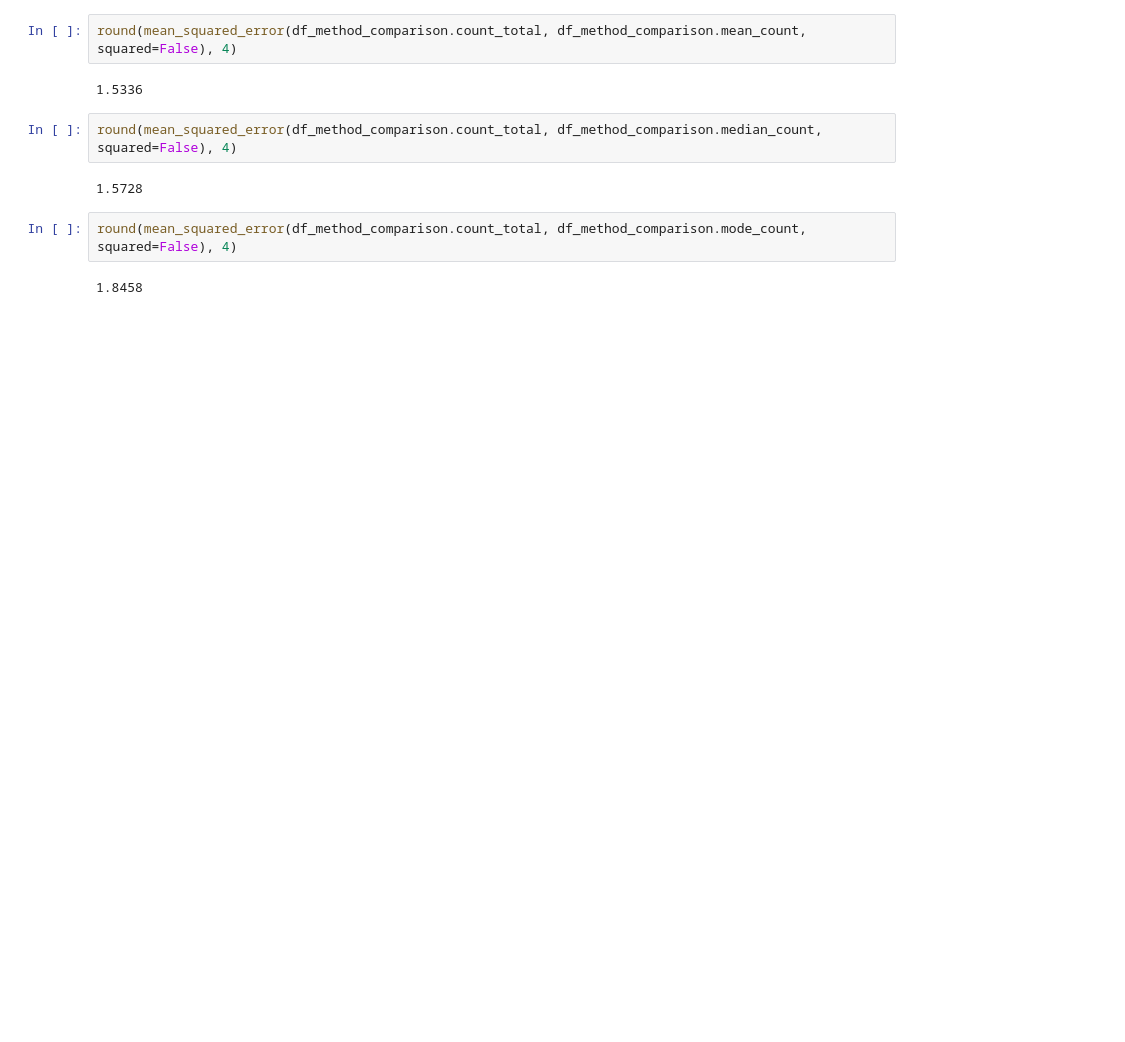
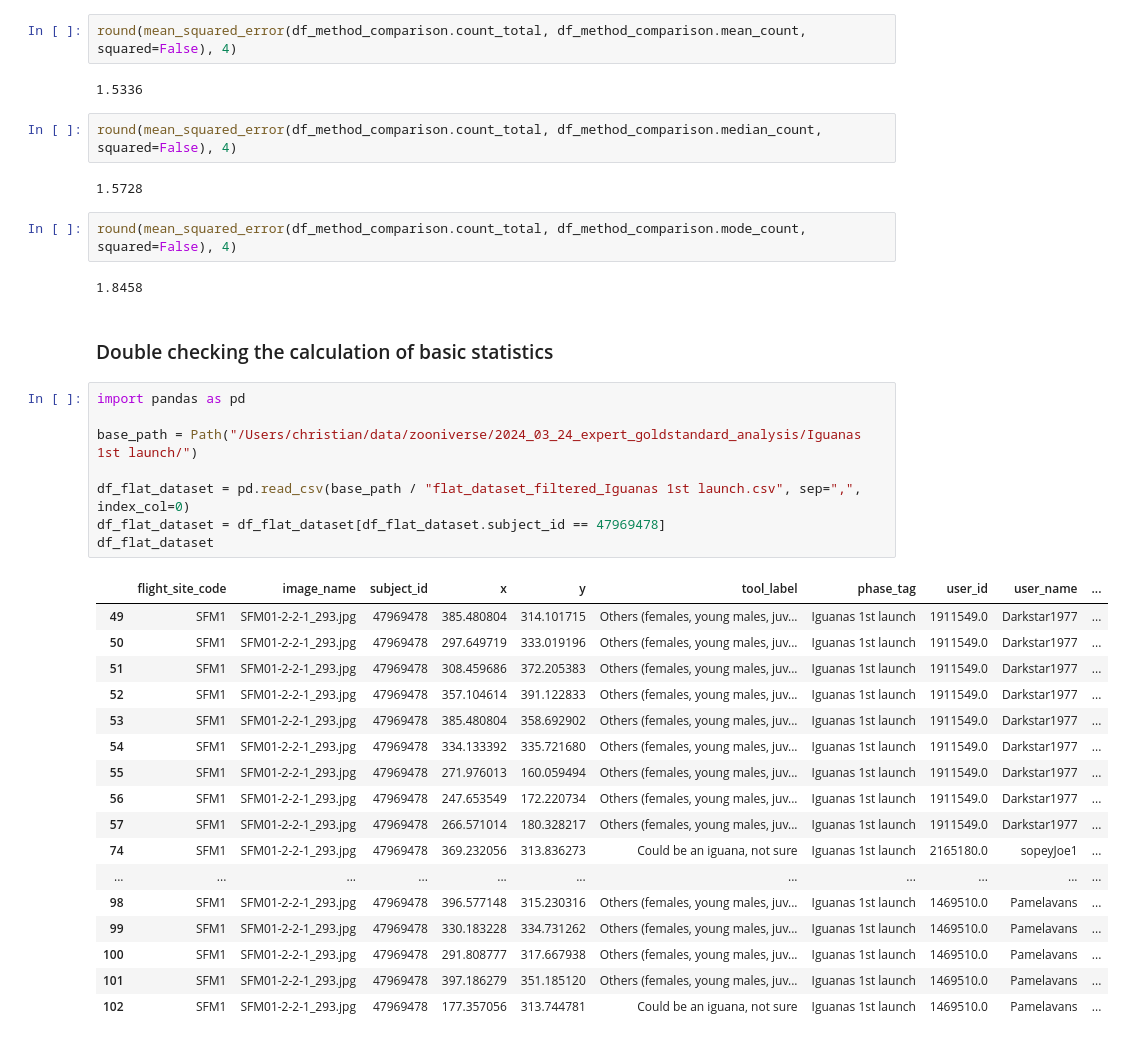
Before and after one commit to cwinkelmann/iguanas-from-above-zooniverse, a Jupyter notebook: Error_calculation.ipynb, the cells around one changed output. Saved outputs shown, nothing was run; the diff lists cells and outputs as text; blank space fills up the shorter version.

Commit message:
started the reproduction of the zooniverse extraction

```diff
--- a/Error_calculation.ipynb
+++ b/Error_calculation.ipynb
@@ -154,3 +156,31 @@ round(mean_squared_error(df_method_comparison.count_total, df_method_comparison.
 round(mean_squared_error(df_method_comparison.count_total, df_method_comparison.mode_count, squared=False), 4)
 # %% [output]
 1.8458
+# %% [markdown]
+### Double checking the calculation of basic statistics
+# %%
+import pandas as pd
+
+base_path = Path("/Users/christian/data/zooniverse/2024_03_24_expert_goldstandard_analysis/Iguanas 1st launch/")
+
+df_flat_dataset = pd.read_csv(base_path / "flat_dataset_filtered_Iguanas 1st launch.csv", sep=",", index_col=0)
+df_flat_dataset = df_flat_dataset[df_flat_dataset.subject_id == 47969478]
+df_flat_dataset
+# %% [output]
+|  | flight_site_code | image_name | subject_id | x | y | tool_label | phase_tag | user_id | user_name | ... |
+| 49 | SFM1 | SFM01-2-2-1_293.jpg | 47969478 | 385.480804 | 314.101715 | Others (females, young males, juv... | Iguanas 1st launch | 1911549.0 | Darkstar1977 | ... |
+| 50 | SFM1 | SFM01-2-2-1_293.jpg | 47969478 | 297.649719 | 333.019196 | Others (females, young males, juv... | Iguanas 1st launch | 1911549.0 | Darkstar1977 | ... |
+| 51 | SFM1 | SFM01-2-2-1_293.jpg | 47969478 | 308.459686 | 372.205383 | Others (females, young males, juv... | Iguanas 1st launch | 1911549.0 | Darkstar1977 | ... |
+| 52 | SFM1 | SFM01-2-2-1_293.jpg | 47969478 | 357.104614 | 391.122833 | Others (females, young males, juv... | Iguanas 1st launch | 1911549.0 | Darkstar1977 | ... |
+| 53 | SFM1 | SFM01-2-2-1_293.jpg | 47969478 | 385.480804 | 358.692902 | Others (females, young males, juv... | Iguanas 1st launch | 1911549.0 | Darkstar1977 | ... |
+| 54 | SFM1 | SFM01-2-2-1_293.jpg | 47969478 | 334.133392 | 335.721680 | Others (females, young males, juv... | Iguanas 1st launch | 1911549.0 | Darkstar1977 | ... |
+| 55 | SFM1 | SFM01-2-2-1_293.jpg | 47969478 | 271.976013 | 160.059494 | Others (females, young males, juv... | Iguanas 1st launch | 1911549.0 | Darkstar1977 | ... |
+| 56 | SFM1 | SFM01-2-2-1_293.jpg | 47969478 | 247.653549 | 172.220734 | Others (females, young males, juv... | Iguanas 1st launch | 1911549.0 | Darkstar1977 | ... |
+| 57 | SFM1 | SFM01-2-2-1_293.jpg | 47969478 | 266.571014 | 180.328217 | Others (females, young males, juv... | Iguanas 1st launch | 1911549.0 | Darkstar1977 | ... |
+| 74 | SFM1 | SFM01-2-2-1_293.jpg | 47969478 | 369.232056 | 313.836273 | Could be an iguana, not sure | Iguanas 1st launch | 2165180.0 | sopeyJoe1 | ... |
+| ... | ... | ... | ... | ... | ... | ... | ... | ... | ... | ... |
+| 98 | SFM1 | SFM01-2-2-1_293.jpg | 47969478 | 396.577148 | 315.230316 | Others (females, young males, juv... | Iguanas 1st launch | 1469510.0 | Pamelavans | ... |
+| 99 | SFM1 | SFM01-2-2-1_293.jpg | 47969478 | 330.183228 | 334.731262 | Others (females, young males, juv... | Iguanas 1st launch | 1469510.0 | Pamelavans | ... |
+| 100 | SFM1 | SFM01-2-2-1_293.jpg | 47969478 | 291.808777 | 317.667938 | Others (females, young males, juv... | Iguanas 1st launch | 1469510.0 | Pamelavans | ... |
+| 101 | SFM1 | SFM01-2-2-1_293.jpg | 47969478 | 397.186279 | 351.185120 | Others (females, young males, juv... | Iguanas 1st launch | 1469510.0 | Pamelavans | ... |
+| 102 | SFM1 | SFM01-2-2-1_293.jpg | 47969478 | 177.357056 | 313.744781 | Could be an iguana, not sure | Iguanas 1st launch | 1469510.0 | Pamelavans | ... |
```
Also changed, not shown: parts of 6 cells of this notebook, 3 other files.
